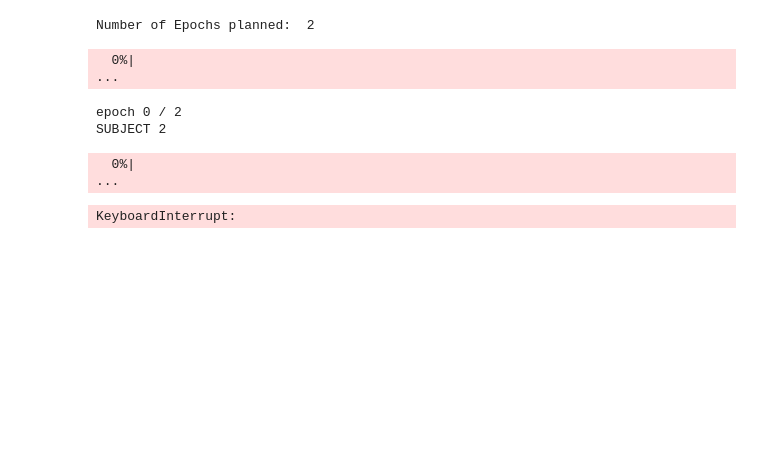
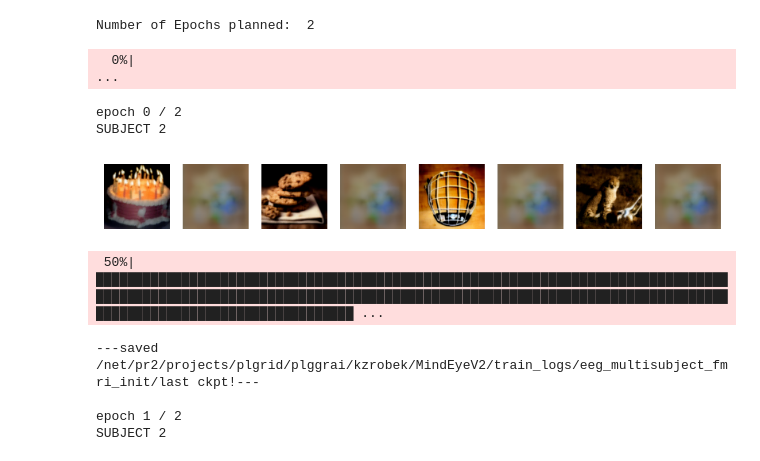
Before and after one commit to kmazrolina/MindEyeV2EEG, a Jupyter notebook: src/Train.ipynb, the cells around one changed output. Drawn from its saved outputs; the diff is of its cells as text; code cells hidden in the pictures; blank space fills up the shorter version.

```diff
--- a/src/Train.ipynb
+++ b/src/Train.ipynb
@@ -281,6 +284,7 @@ class Data4Model(torch.utils.data.Dataset):
 
         eeg = np.load(f'{data_path}/{preprocessed_eeg_dir}/sub-'+str(sub_id).zfill(2)+'/preprocessed_eeg_'+state+'.npy', allow_pickle=True).tolist()
         eeg = eeg['preprocessed_eeg_data']
+        eeg = eeg[:, np.r_[11:19, 43:52], 20:40] #take only 17 channels
 
         self.imgs = imgs
         self.eeg = torch.Tensor(eeg).to('cpu').to(data_type)
@@ -718,7 +722,7 @@ image, eeg = None, None
 mse = nn.MSELoss()
 l1 = nn.L1Loss()
 soft_loss_temps = utils.cosine_anneal(0.004, 0.0075, num_epochs - int(mixup_pct * num_epochs))
-accumulation_steps = 8
+accumulation_steps = 4
 
 
 for epoch in progress_bar:
@@ -752,17 +756,17 @@ for epoch in progress_bar:
     annot_iters = {}
     perm_iters, betas_iters, select_iters = {}, {}, {}
     train_i=0
+    accumulation_steps = 8
 
-    for s, train_dl in enumerate(train_dls):
-        print(f"SUBJECT {subj_list[s]}")
-        for eeg, imgs in tqdm(train_dl):
-            with torch.cuda.amp.autocast(dtype=data_type):
+    with torch.cuda.amp.autocast(dtype=data_type):
+        for s, train_dl in enumerate(train_dls):
+            print(f"SUBJECT {subj_list[s]}")
+            for eeg, imgs in tqdm(train_dl):
                 train_i += 1
                 # Load images
                 if epoch < int(mixup_pct * num_epochs):
                     eeg, perm, betas, select = utils.mixco(eeg)
 
-                optimizer.zero_grad()
                 loss=0.
 
                 eeg = eeg.to(device)
@@ -779,19 +783,19 @@ for epoch in progress_bar:
                     betas = betas.detach().to(device)
                     select = select.detach().to(device)
 
-                eeg_ridge = model.ridge(eeg.view(batch_size,-1).unsqueeze(1), s)
-
-                backbone, clip_eegs, blurry_image_enc_ = model.backbone(eeg_ridge)
+                eeg_ridge = model.module.ridge(eeg.view(batch_size,-1).unsqueeze(1), s)
+                backbone, clip_eegs, blurry_image_enc_ = model.module.backbone(eeg_ridge)
 
                 if clip_scale>0:
                     clip_eegs_norm = nn.functional.normalize(clip_eegs.flatten(1), dim=-1)
                     clip_target_norm = nn.functional.normalize(clip_target.flatten(1), dim=-1)
 
                 if use_prior:
-                    loss_prior, prior_out = model.diffusion_prior(text_embed=backbone, image_embed=clip_target)
+                    loss_prior, prior_out = model.module.diffusion_prior(text_embed=backbone, image_embed=clip_target)
                     loss_prior_total += loss_prior.item()
                     loss_prior *= prior_scale
                     loss += loss_prior
+                    utils.check_loss(loss)
 
                     recon_cossim += nn.functional.cosine_similarity(prior_out, clip_target).mean().item()
                     recon_mse += mse(prior_out, clip_target).item()
@@ -854,14 +858,13 @@ for epoch in progress_bar:
                         pixcorr = utils.pixcorr(image[random_samps], blurry_recon_images)
                         blurry_pixcorr += pixcorr.item()
 
-                if utils.check_loss(loss) == False:
-                    print(f"\tNAN LOSS in TRAIN! continuing")
-                    train_i -=1
-                    continue
+                utils.check_loss(loss)
 
                 accelerator.backward(loss)
 
-                optimizer.step()
+                if (train_i+1) % accumulation_steps == 0:
+                    optimizer.step()
+                    optimizer.zero_grad()
 
                 losses.append(loss.item())
                 lrs.append(optimizer.param_groups[0]['lr'])
@@ -885,8 +888,9 @@ for epoch in progress_bar:
 
                         clip_target = clip_img_embedder(image)
                         for rep in range(3):
-                            eeg_ridge = model.ridge(eeg.view(batch_size,-1).unsqueeze(1), s) # 0th index of subj_list
-                            backbone0, clip_eegs0, blurry_image_enc_ = model.backbone(eeg_ridge)
+                            eeg_ridge = model.module.ridge(eeg.view(batch_size,-1).unsqueeze(1), s) # 0th index of subj_list
+                            backbone0, clip_eegs0, blurry_image_enc_ = model.module.backbone(eeg_ridge)
+
                             if rep==0:
                                 clip_eegs = clip_eegs0
                                 backbone = backbone0
@@ -904,12 +908,12 @@ for epoch in progress_bar:
                         random_samps = np.random.choice(np.arange(len(image)), size=max(len(image)//5,1), replace=False)
 
                         if use_prior:
-                            loss_prior, contaminated_prior_out = model.diffusion_prior( text_embed=backbone, image_embed=clip_target)
+                            loss_prior, contaminated_prior_out = model.module.diffusion_prior( text_embed=backbone, image_embed=clip_target)
                             test_loss_prior_total += loss_prior.item()
                             loss_prior *= prior_scale
                             loss += loss_prior
-                            recon_cossim += nn.functional.cosine_similarity(contaminated_prior_out, clip_target).mean().item()
-                            recon_mse += mse(contaminated_prior_out, clip_target).item()
+                            test_recon_cossim += nn.functional.cosine_similarity(contaminated_prior_out, clip_target).mean().item()
+                            test_recon_mse += mse(contaminated_prior_out, clip_target).item()
 
                         if clip_scale>0:
                             loss_clip = utils.soft_clip_loss(
@@ -933,10 +937,7 @@ for epoch in progress_bar:
                             test_fwd_percent_correct += utils.topk(utils.batchwise_cosine_similarity(clip_eegs_norm, clip_target_norm), labels, k=1).item()
                             test_bwd_percent_correct += utils.topk(utils.batchwise_cosine_similarity(clip_target_norm, clip_eegs_norm), labels, k=1).item()
 
-                        if utils.check_loss(loss) == False:
-                            print(f"\tNAN LOSS in TEST! continuing")
-                            test_i -=1
-                            continue
+                        utils.check_loss(loss)
                         test_losses.append(loss.item())
 
 
@@ -975,36 +976,40 @@ for epoch in progress_bar:
                         axes[jj].axis('off')
                         jj+=1
                         axes[jj].imshow(utils.torch_to_Image((autoenc.decode(image_enc_pred[[j]]/0.18215).sample / 2 + 0.5).clamp(0,1)))
                         axes[jj].axis('off')
 
                     if wandb_log:
                         logs[f"test/blur_recons"] = wandb.Image(fig, caption=f"epoch{epoch:03d}")
                         plt.close()
                     else:
                         plt.show()
 
             progress_bar.set_postfix(**logs)
 
             if wandb_log: wandb.log(logs)
 
 
-    # Save model checkpoint and reconstruct
+    # Save model.checkpoint and reconstruct
     if (ckpt_saving) and (epoch % ckpt_interval == 0):
         save_ckpt(f'last')
 
     # wait for other GPUs to catch up if needed
     accelerator.wait_for_everyone()
     torch.cuda.empty_cache()
 
 print("\n===Finished!===\n")
 if ckpt_saving:
     save_ckpt(f'last')
 # %% [output]
   0%|                                                                                                                                                                                                    ...
 epoch 0 / 2
 SUBJECT 2
+[figure, added]
-  0%|                                                                                                                                                                                                    ...
+ 50%|███████████████████████████████████████████████████████████████████████████████████████████████████████████████████████████████████████████████████████████████████████████████████████████████████ ...
-KeyboardInterrupt:
+---saved /net/pr2/projects/plgrid/plggrai/kzrobek/MindEyeV2/train_logs/eeg_multisubject_fmri_init/last ckpt!---
+
+epoch 1 / 2
+SUBJECT 2
 # %%
 plt.plot(losses)
 plt.show()
```
Also changed, not shown: parts of 8 cells of this notebook, 12 other files.
